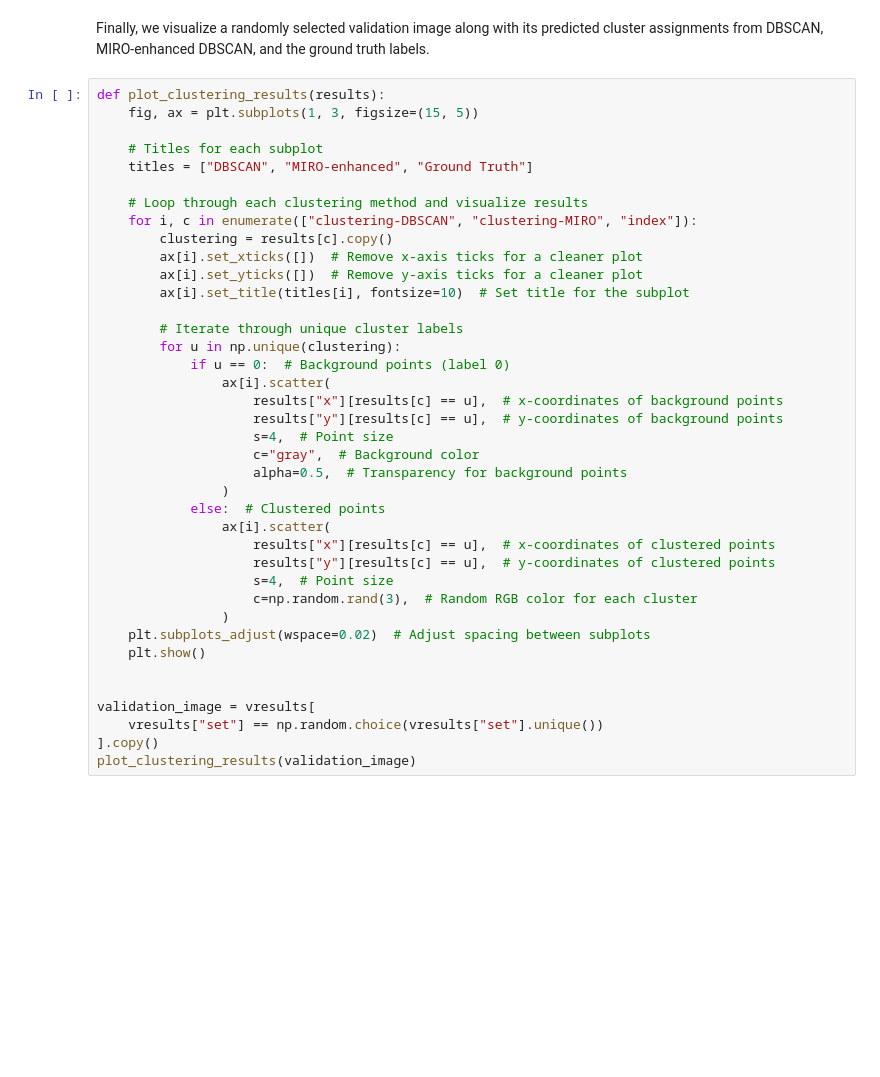
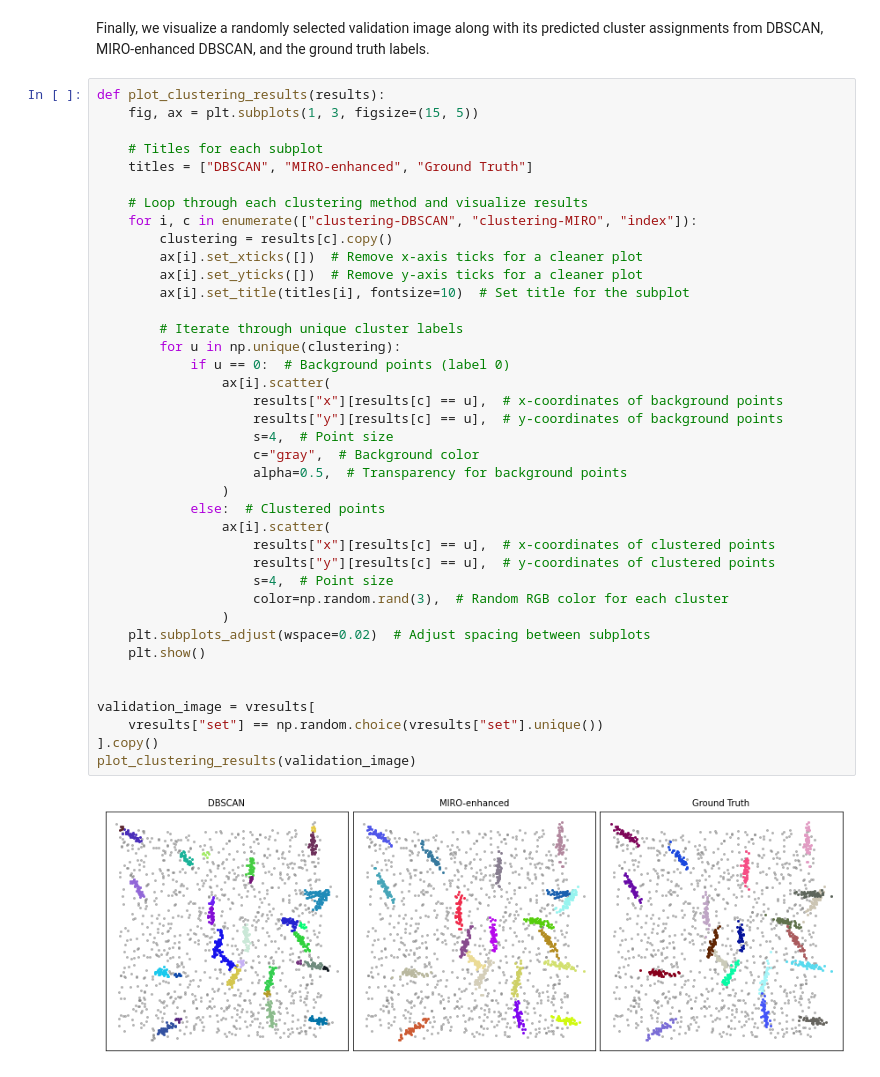
Before and after one commit to DeepTrackAI/MIRO, a Jupyter notebook: single-shot/tutorial.ipynb, the cells around one changed output. Drawn from its saved outputs; the diff is of its cells as text; blank space fills up the shorter version.

```diff
--- a/single-shot/tutorial.ipynb
+++ b/single-shot/tutorial.ipynb
@@ -243,31 +278,33 @@ def plot_clustering_results(results):
     for i, c in enumerate(["clustering-DBSCAN", "clustering-MIRO", "index"]):
         clustering = results[c].copy()
         ax[i].set_xticks([])  # Remove x-axis ticks for a cleaner plot
         ax[i].set_yticks([])  # Remove y-axis ticks for a cleaner plot
         ax[i].set_title(titles[i], fontsize=10)  # Set title for the subplot
 
         # Iterate through unique cluster labels
         for u in np.unique(clustering):
             if u == 0:  # Background points (label 0)
                 ax[i].scatter(
                     results["x"][results[c] == u],  # x-coordinates of background points
                     results["y"][results[c] == u],  # y-coordinates of background points
                     s=4,  # Point size
                     c="gray",  # Background color
                     alpha=0.5,  # Transparency for background points
                 )
             else:  # Clustered points
                 ax[i].scatter(
                     results["x"][results[c] == u],  # x-coordinates of clustered points
                     results["y"][results[c] == u],  # y-coordinates of clustered points
                     s=4,  # Point size
-                    c=np.random.rand(3),  # Random RGB color for each cluster
+                    color=np.random.rand(3),  # Random RGB color for each cluster
                 )
     plt.subplots_adjust(wspace=0.02)  # Adjust spacing between subplots
     plt.show()
 
 
 validation_image = vresults[
     vresults["set"] == np.random.choice(vresults["set"].unique())
 ].copy()
 plot_clustering_results(validation_image)
+# %% [output]
+[figure, added]
```
Also changed, not shown: parts of 5 cells of this notebook.
